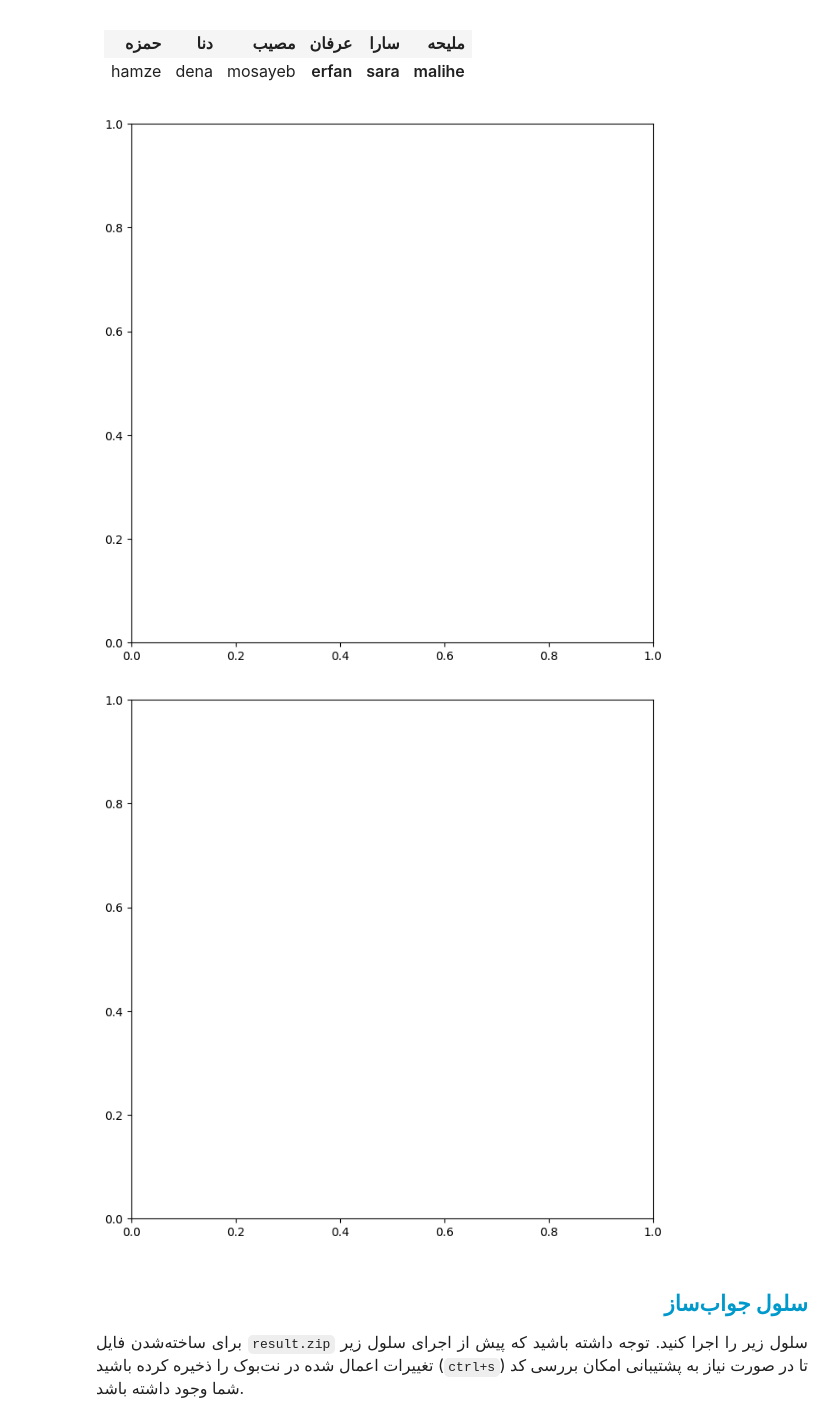
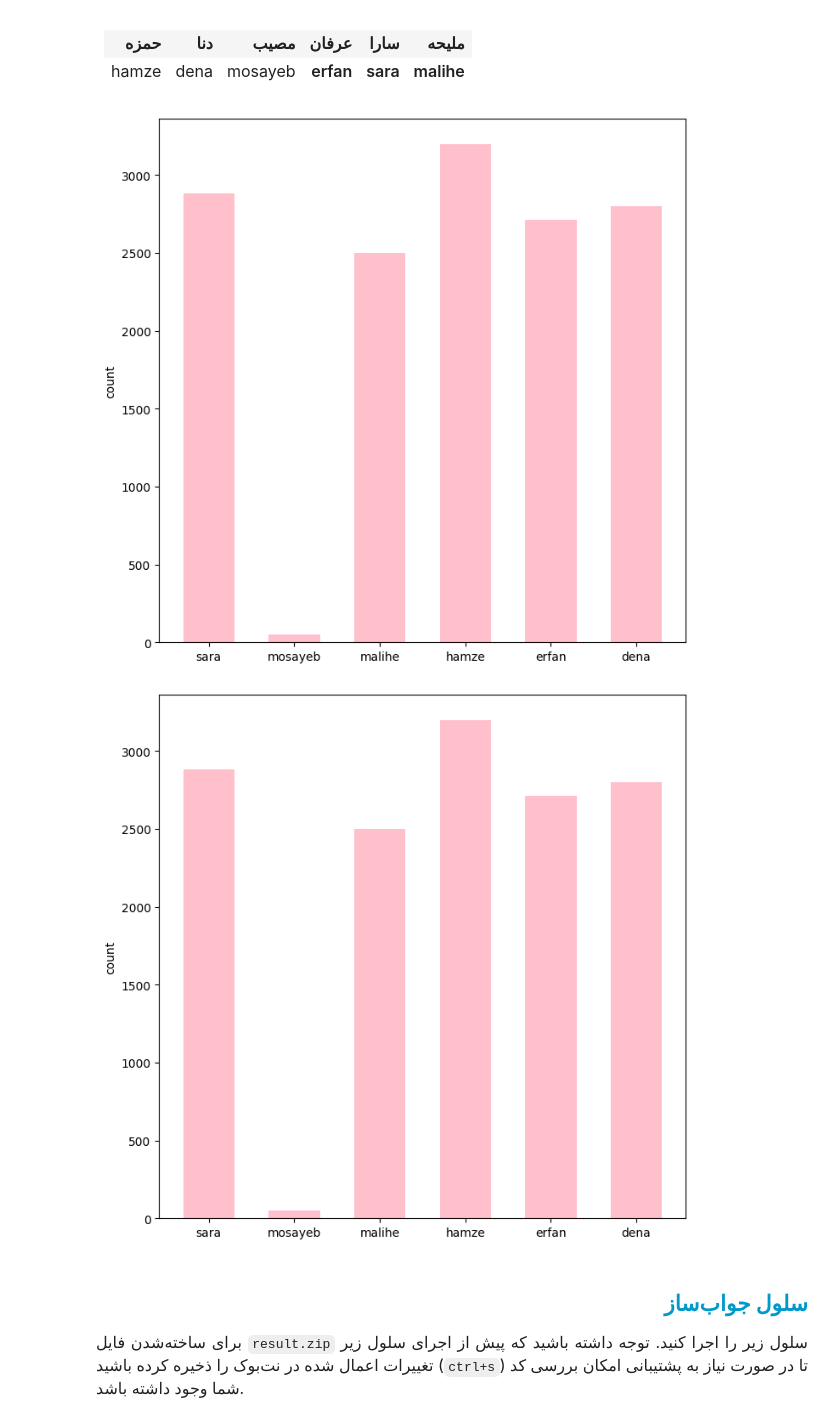
Before and after one commit to mahajialirezaei/Human-Competition-In-Company, a Jupyter notebook: revolution_of_empire.ipynb, the cells around one changed output. Saved outputs shown, nothing was run; the diff lists cells and outputs as text; code cells hidden in the pictures.

```diff
--- a/revolution_of_empire.ipynb
+++ b/revolution_of_empire.ipynb
@@ -102,12 +102,15 @@ import matplotlib.pyplot as plt
 # %%
 # TODO: draw the described plot
 fig, ax = plt.subplots(figsize=(8,8))
-index = ['ملیحه', 'سارا', 'عرفان', 'مصیب', 'دنا', 'حمزه']
-ax.bar()
+index = ['malihe', 'sara', 'erfan', 'mosayeb', 'dena', 'hamze']
+values = [2502, 2880, 2713, 50, 2798, 3200]
+index, values = zip(*sorted(zip(index, values), reverse=True))
+ax.bar(index, values, color = 'pink', width=0.6)
+ax.set_ylabel('count')
 fig
 # %% [output]
-[figure, old version]
+[figure, new version]
-[figure, old version]
+[figure, new version]
 # %% [markdown]
 <h2 align=right style="line-height:200%;font-family:vazir;color:#0099cc">
 <font face="vazirmatn" color="#0099cc">
```
Also changed, not shown: parts of 1 cell of this notebook.
